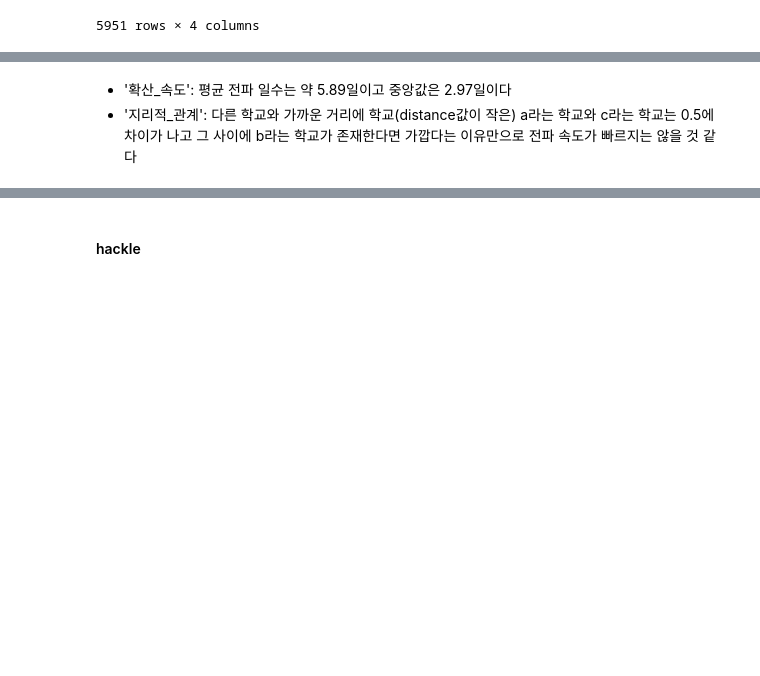
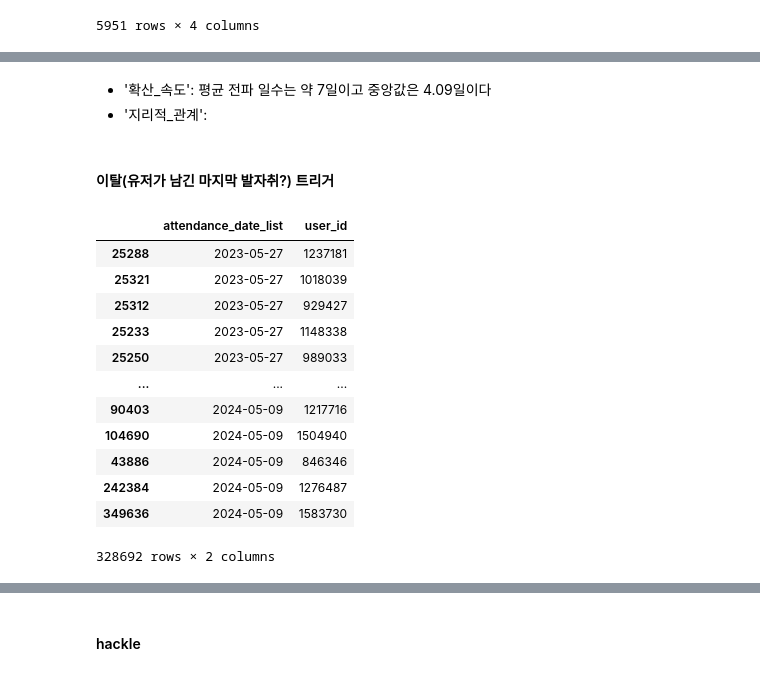
Before and after one commit to goodnews724/sprint_final_project, a Jupyter notebook: notebooks/jaemun.ipynb, the cells around one changed output, grey strips where cells are left out. Saved outputs shown, nothing was run; the diff lists cells and outputs as text; code cells hidden in the pictures; blank space fills up the shorter version.

```diff
--- a/notebooks/jaemun.ipynb
+++ b/notebooks/jaemun.ipynb
@@ -3246,4 +3193,40 @@ if __name__ == "__main__":
 # %% [markdown]
-- '확산_속도': 평균 전파 일수는 약 5.89일이고 중앙값은 2.97일이다
-- '지리적_관계': 다른 학교와 가까운 거리에 학교(distance값이 작은) a라는 학교와 c라는 학교는 0.5에 차이가 나고 그 사이에 b라는 학교가 존재한다면
-가깝다는 이유만으로 전파 속도가 빠르지는 않을 것 같다
+- '확산_속도': 평균 전파 일수는 약 7일이고 중앙값은 4.09일이다
+- '지리적_관계':
+# %% [markdown]
+#### 이탈(유저가 남긴 마지막 발자취?) 트리거
+# %%
+accounts_attendance = pd.read_parquet("gs://sprintda05_final_project/votes/accounts_attendance.parquet", engine='pyarrow')
+accounts_blockrecord = pd.read_parquet("gs://sprintda05_final_project/processed/accounts_blockrecord_processed.parquet", engine='pyarrow')
+accounts_failpaymenthistory = pd.read_parquet("gs://sprintda05_final_project/votes/accounts_failpaymenthistory.parquet", engine='pyarrow')
+accounts_friendrequest = pd.read_parquet("gs://sprintda05_final_project/votes/accounts_friendrequest.parquet", engine='pyarrow')
+accounts_paymenthistory = pd.read_parquet("gs://sprintda05_final_project/votes/accounts_paymenthistory.parquet", engine='pyarrow')
+accounts_pointhistory = pd.read_parquet("gs://sprintda05_final_project/votes/accounts_pointhistory.parquet", engine='pyarrow')
+accounts_timelinereport = pd.read_parquet("gs://sprintda05_final_project/votes/accounts_timelinereport.parquet", engine='pyarrow')
+accounts_userquestionrecord = pd.read_parquet("gs://sprintda05_final_project/processed/accounts_userquestionrecord_processed.parquet", engine='pyarrow')
+accounts_userwithdraw = pd.read_parquet("gs://sprintda05_final_project/votes/accounts_userwithdraw.parquet", engine='pyarrow')
+event_receipts = pd.read_parquet("gs://sprintda05_final_project/votes/event_receipts.parquet", engine='pyarrow')
+polls_questionreport = pd.read_parquet("gs://sprintda05_final_project/votes/polls_questionreport.parquet", engine='pyarrow')
+polls_questionset = pd.read_parquet("gs://sprintda05_final_project/votes/polls_questionset.parquet", engine='pyarrow')
+polls_usercandidate = pd.read_parquet("gs://sprintda05_final_project/votes/polls_usercandidate.parquet", engine='pyarrow')
+# %%
+accounts_attendance['attendance_date_list'] = accounts_attendance['attendance_date_list'].map(lambda x: ast.literal_eval(x) if isinstance(x,str) else x)
+accounts_attendance = accounts_attendance.explode('attendance_date_list')
+accounts_attendance = accounts_attendance[accounts_attendance['attendance_date_list'].isnull() == False]
+accounts_attendance = accounts_attendance[['attendance_date_list','user_id']]
+accounts_attendance = accounts_attendance.sort_values(by='attendance_date_list').drop_duplicates(subset=['user_id'],keep='last')
+accounts_attendance
+# %% [output]
+|  | attendance_date_list | user_id |
+| 25288 | 2023-05-27 | 1237181 |
+| 25321 | 2023-05-27 | 1018039 |
+| 25312 | 2023-05-27 | 929427 |
+| 25233 | 2023-05-27 | 1148338 |
+| 25250 | 2023-05-27 | 989033 |
+| ... | ... | ... |
+| 90403 | 2024-05-09 | 1217716 |
+| 104690 | 2024-05-09 | 1504940 |
+| 43886 | 2024-05-09 | 846346 |
+| 242384 | 2024-05-09 | 1276487 |
+| 349636 | 2024-05-09 | 1583730 |
+328692 rows × 2 columns
```
Also changed, not shown: parts of 22 cells of this notebook, 1 other file.
